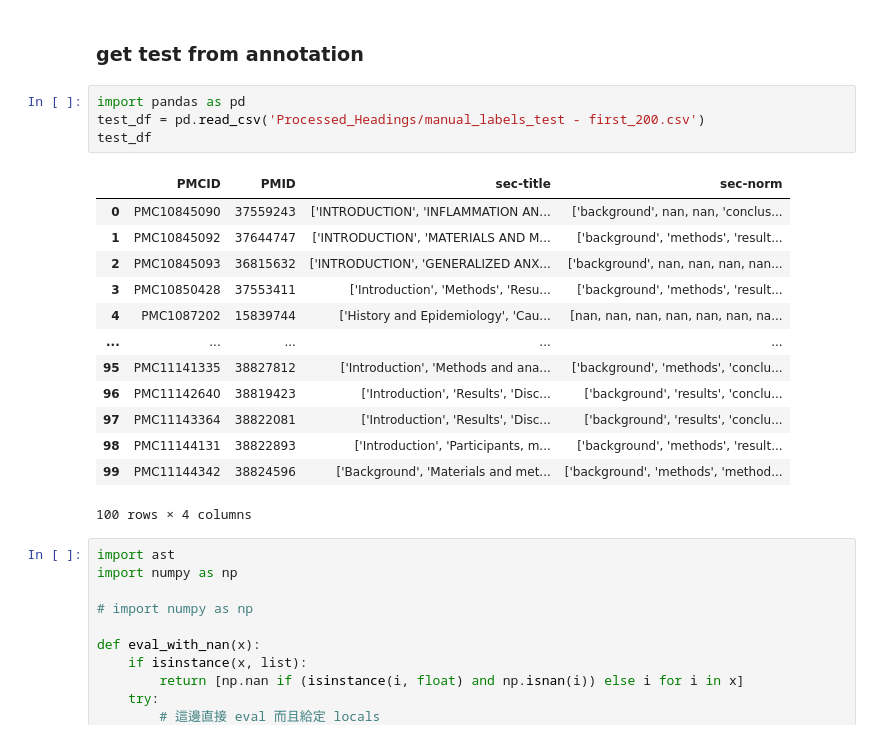
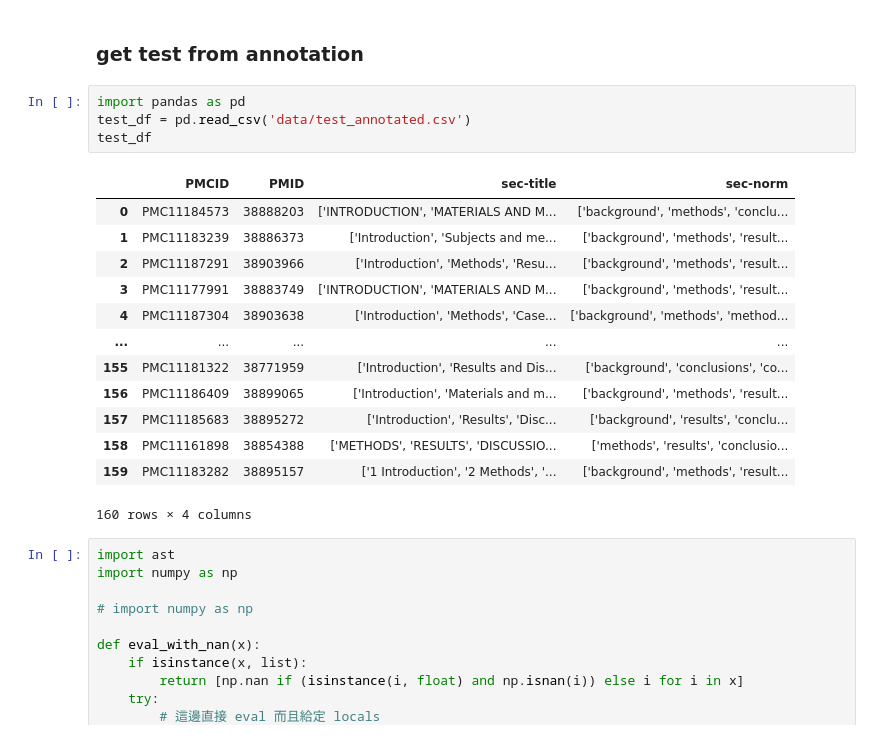
Before and after one commit to sylvey/section_normalization, a Jupyter notebook: BERT-CRF.ipynb, the cells around one changed output. Cells and saved outputs as stored; diff of their text form.

```diff
--- a/BERT-CRF.ipynb
+++ b/BERT-CRF.ipynb
@@ -468,22 +532,22 @@ test_df[500:800].to_csv('seq_for_manual_labeled_removed_duplicate3.csv')
 ### get test from annotation
 # %%
 import pandas as pd
-test_df = pd.read_csv('Processed_Headings/manual_labels_test - first_200.csv')
+test_df = pd.read_csv('data/test_annotated.csv')
 test_df
 # %% [output]
 |  | PMCID | PMID | sec-title | sec-norm |
-| 0 | PMC10845090 | 37559243 | ['INTRODUCTION', 'INFLAMMATION AN... | ['background', nan, nan, 'conclus... |
-| 1 | PMC10845092 | 37644747 | ['INTRODUCTION', 'MATERIALS AND M... | ['background', 'methods', 'result... |
-| 2 | PMC10845093 | 36815632 | ['INTRODUCTION', 'GENERALIZED ANX... | ['background', nan, nan, nan, nan... |
-| 3 | PMC10850428 | 37553411 | ['Introduction', 'Methods', 'Resu... | ['background', 'methods', 'result... |
-| 4 | PMC1087202 | 15839744 | ['History and Epidemiology', 'Cau... | [nan, nan, nan, nan, nan, nan, na... |
+| 0 | PMC11184573 | 38888203 | ['INTRODUCTION', 'MATERIALS AND M... | ['background', 'methods', 'conclu... |
+| 1 | PMC11183239 | 38886373 | ['Introduction', 'Subjects and me... | ['background', 'methods', 'result... |
+| 2 | PMC11187291 | 38903966 | ['Introduction', 'Methods', 'Resu... | ['background', 'methods', 'result... |
+| 3 | PMC11177991 | 38883749 | ['INTRODUCTION', 'MATERIALS AND M... | ['background', 'methods', 'result... |
+| 4 | PMC11187304 | 38903638 | ['Introduction', 'Methods', 'Case... | ['background', 'methods', 'method... |
 | ... | ... | ... | ... | ... |
-| 95 | PMC11141335 | 38827812 | ['Introduction', 'Methods and ana... | ['background', 'methods', 'conclu... |
-| 96 | PMC11142640 | 38819423 | ['Introduction', 'Results', 'Disc... | ['background', 'results', 'conclu... |
-| 97 | PMC11143364 | 38822081 | ['Introduction', 'Results', 'Disc... | ['background', 'results', 'conclu... |
-| 98 | PMC11144131 | 38822893 | ['Introduction', 'Participants, m... | ['background', 'methods', 'result... |
-| 99 | PMC11144342 | 38824596 | ['Background', 'Materials and met... | ['background', 'methods', 'method... |
+| 155 | PMC11181322 | 38771959 | ['Introduction', 'Results and Dis... | ['background', 'conclusions', 'co... |
+| 156 | PMC11186409 | 38899065 | ['Introduction', 'Materials and m... | ['background', 'methods', 'result... |
+| 157 | PMC11185683 | 38895272 | ['Introduction', 'Results', 'Disc... | ['background', 'results', 'conclu... |
+| 158 | PMC11161898 | 38854388 | ['METHODS', 'RESULTS', 'DISCUSSIO... | ['methods', 'results', 'conclusio... |
+| 159 | PMC11183282 | 38895157 | ['1 Introduction', '2 Methods', '... | ['background', 'methods', 'result... |
-100 rows × 4 columns
+160 rows × 4 columns
 # %%
 import ast
 import numpy as np
```
Also changed, not shown: parts of 45 cells of this notebook, 1 other file.
